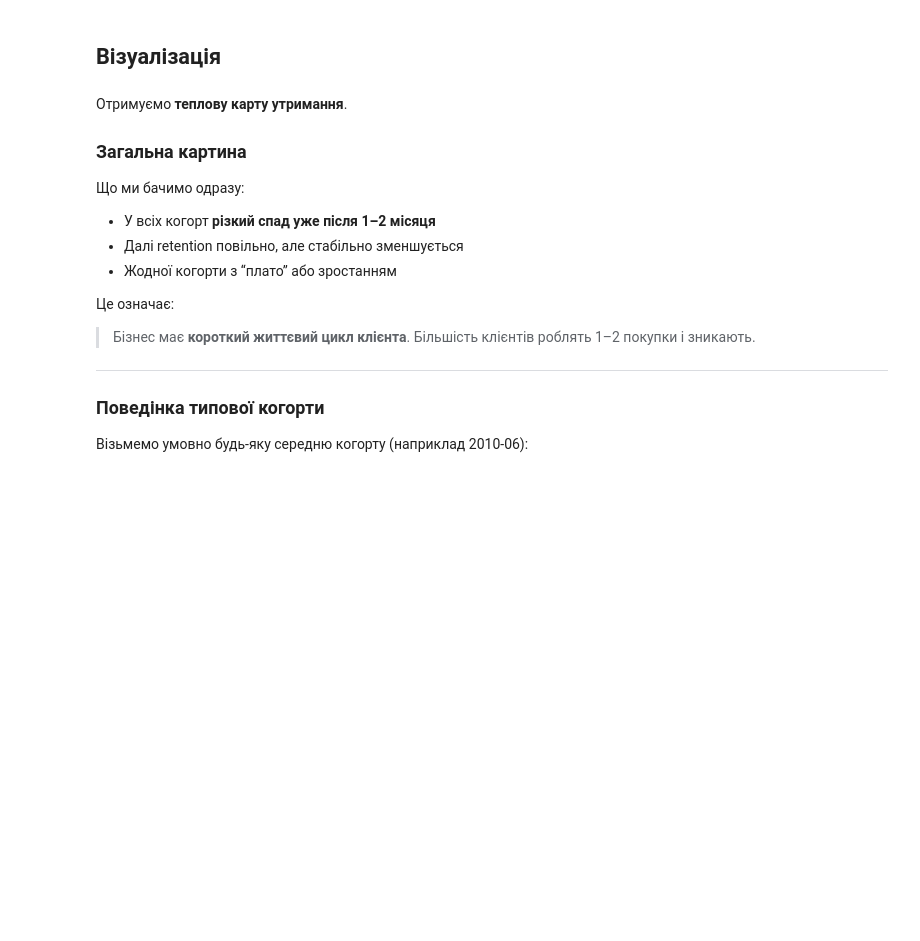
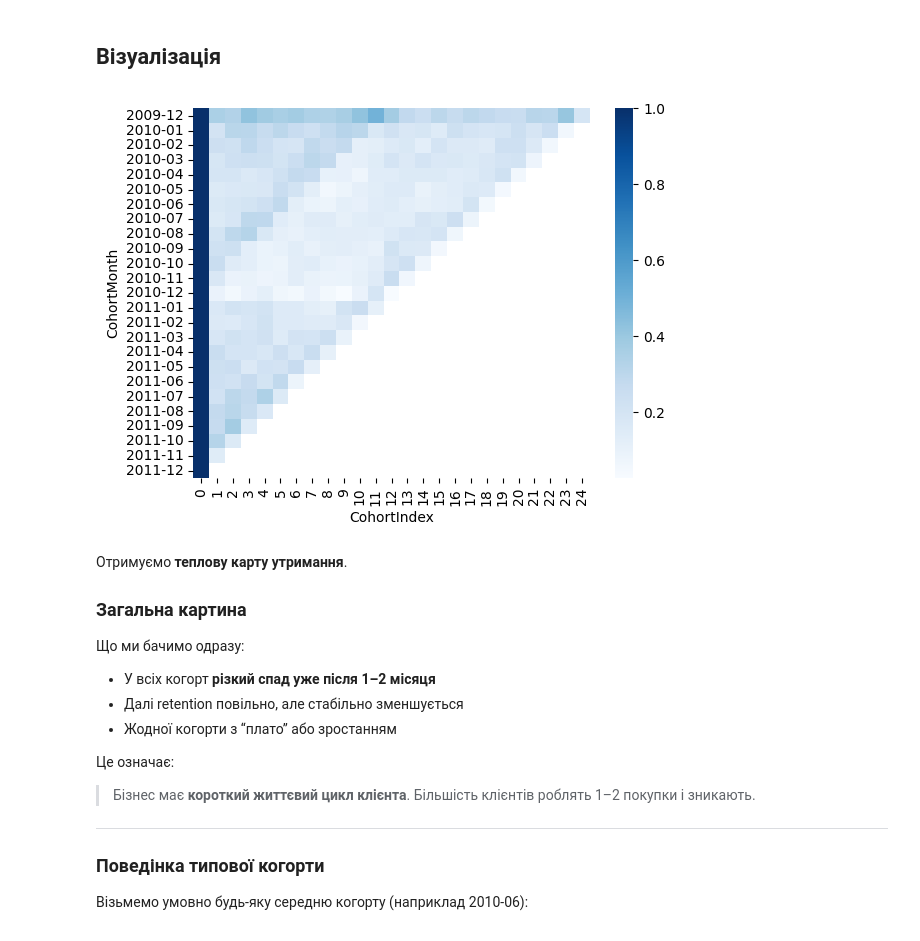
Before and after one commit to cpython-projects/da_1709, a Jupyter notebook: lesson_29.ipynb, the cells around one changed output. Saved outputs shown, nothing was run; the diff lists cells and outputs as text; code cells hidden in the pictures; blank space fills up the shorter version.

```diff
--- a/lesson_29.ipynb
+++ b/lesson_29.ipynb
@@ -262,3 +420,6 @@ MIN(InvoiceDate) OVER (PARTITION BY CustomerID)
 ## Retention-аналіз
 # %% [markdown]
 ### 1 Агрегація
+# %%
+cohort_data = df.groupby(['CohortMonth', 'CohortIndex'])['Customer ID'].nunique().reset_index()
+cohort_data[cohort_data['CohortMonth'] == '2009-12']
@@ -265,2 +444,8 @@ MIN(InvoiceDate) OVER (PARTITION BY CustomerID)
 # %% [markdown]
 ### 2 Pivot Table
+# %%
+cohort_pivot = cohort_data.pivot_table(
+    index='CohortMonth',
+    columns='CohortIndex',
+    values='Customer ID')
+cohort_pivot
@@ -275,3 +480,5 @@ MIN(InvoiceDate) OVER (PARTITION BY CustomerID)
 
 * кількість користувачів у момент їх першої покупки,
 * тобто **реальний розмір когорти на старті**.
+# %%
+c1 = cohort_pivot.iloc[:, 0]
@@ -290,3 +519,6 @@ $$
 
 * `i` — когорта,
 * `j` — вік когорти.
+# %%
+retention = cohort_pivot.divide(c1, axis=0)
+retention
@@ -304,3 +559,8 @@ $$
+# %%
+sns.heatmap(retention, annot=False, cmap='Blues')
+plt.show()
+# %% [output]
+[figure, added]
 # %% [markdown]
 Отримуємо **теплову карту утримання**.
 
```
Also changed, not shown: parts of 36 cells of this notebook.
